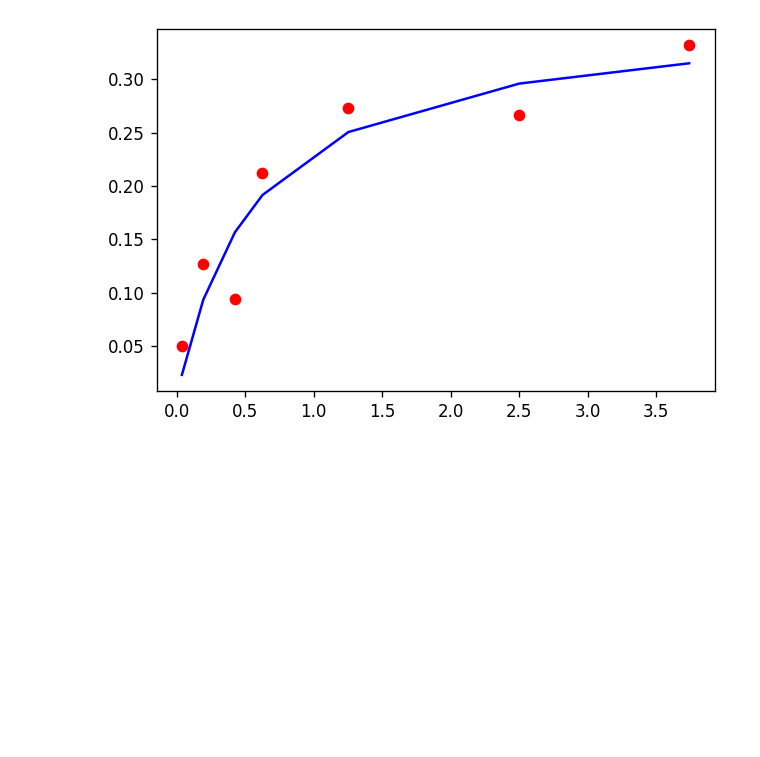
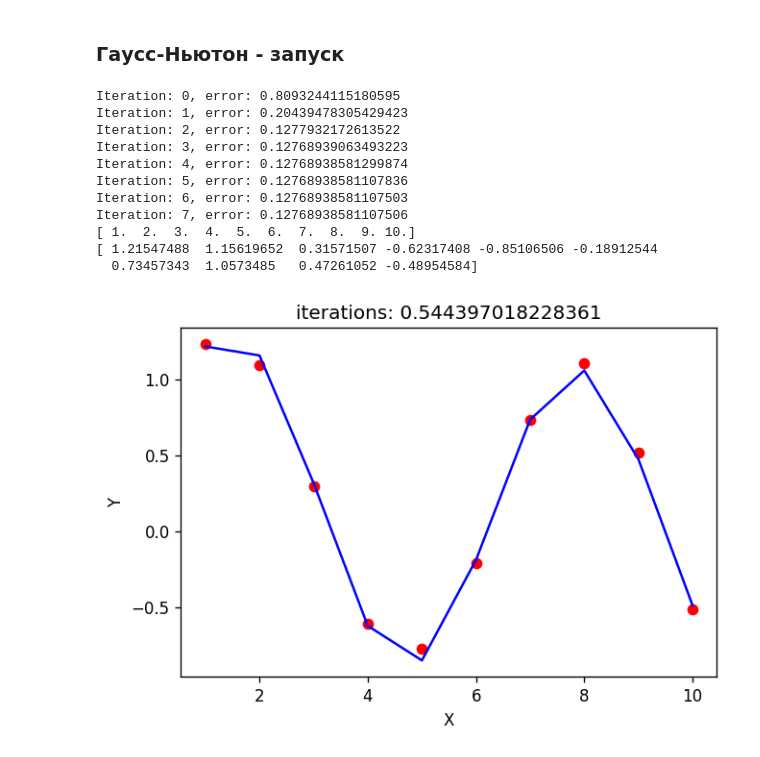
Before and after one commit to metopt-labs/lab3, a Jupyter notebook: solution.ipynb, the cells around one changed output. Saved outputs shown, nothing was run; the diff lists cells and outputs as text; code cells hidden in the pictures; blank space fills up the shorter version.

Commit message:
gauss newton done

```diff
--- a/solution.ipynb
+++ b/solution.ipynb
@@ -38,8 +85,44 @@ print(c1, c2)
-# %%
-pred = c1 * X / (c2 + X)
-plt.figure(1, figsize=(6, 4), dpi=120)
-plt.scatter(X, Y, color='red')
-plt.plot(X, pred, color='blue')
-plt.show()
-# %% [output]
-[figure, removed]
+# %%
+def runGaussNewton(N = 10, eps = 1e-15, randCoeff = 0.2, max_iterations=1000):
+    def func(X, B):
+        return (B[0] + B[1] * X) / (X**2 + B[1]) + np.sin(X)
+
+    def generateStartingValues():
+        X = np.linspace(1, N, N)
+        B = np.random.rand(2)
+        Y = func(X, B) + randCoeff * np.random.rand(N)
+        return X, B, Y
+
+    X, B, Y = generateStartingValues()
+    B0 = [1, 1]
+
+    gauss_newton = GaussNewton(func, eps, max_iterations)
+    Bf, iterations = gauss_newton.fit(X, Y, B0)
+    fit = gauss_newton.fitFunction()
+    print(X)
+    print(fit)
+
+    plt.figure(1, figsize=(6, 4), dpi=120)
+    plt.scatter(X, Y, color='red')
+    plt.plot(X, fit, color='Blue')
+    plt.xlabel("X")
+    plt.ylabel("Y")
+    plt.title(f"iterations: {iterations}")
+    plt.show()
+# %% [markdown]
+### Гаусс-Ньютон - запуск
+# %%
+runGaussNewton()
+# %% [output]
+Iteration: 0, error: 0.8093244115180595
+Iteration: 1, error: 0.20439478305429423
+Iteration: 2, error: 0.1277932172613522
+Iteration: 3, error: 0.12768939063493223
+Iteration: 4, error: 0.12768938581299874
+Iteration: 5, error: 0.12768938581107836
+Iteration: 6, error: 0.12768938581107503
+Iteration: 7, error: 0.12768938581107506
+[ 1.  2.  3.  4.  5.  6.  7.  8.  9. 10.]
+[ 1.21547488  1.15619652  0.31571507 -0.62317408 -0.85106506 -0.18912544
+  0.73457343  1.0573485   0.47261052 -0.48954584]
+[figure, added]
```
Also changed, not shown: parts of 3 cells of this notebook.
